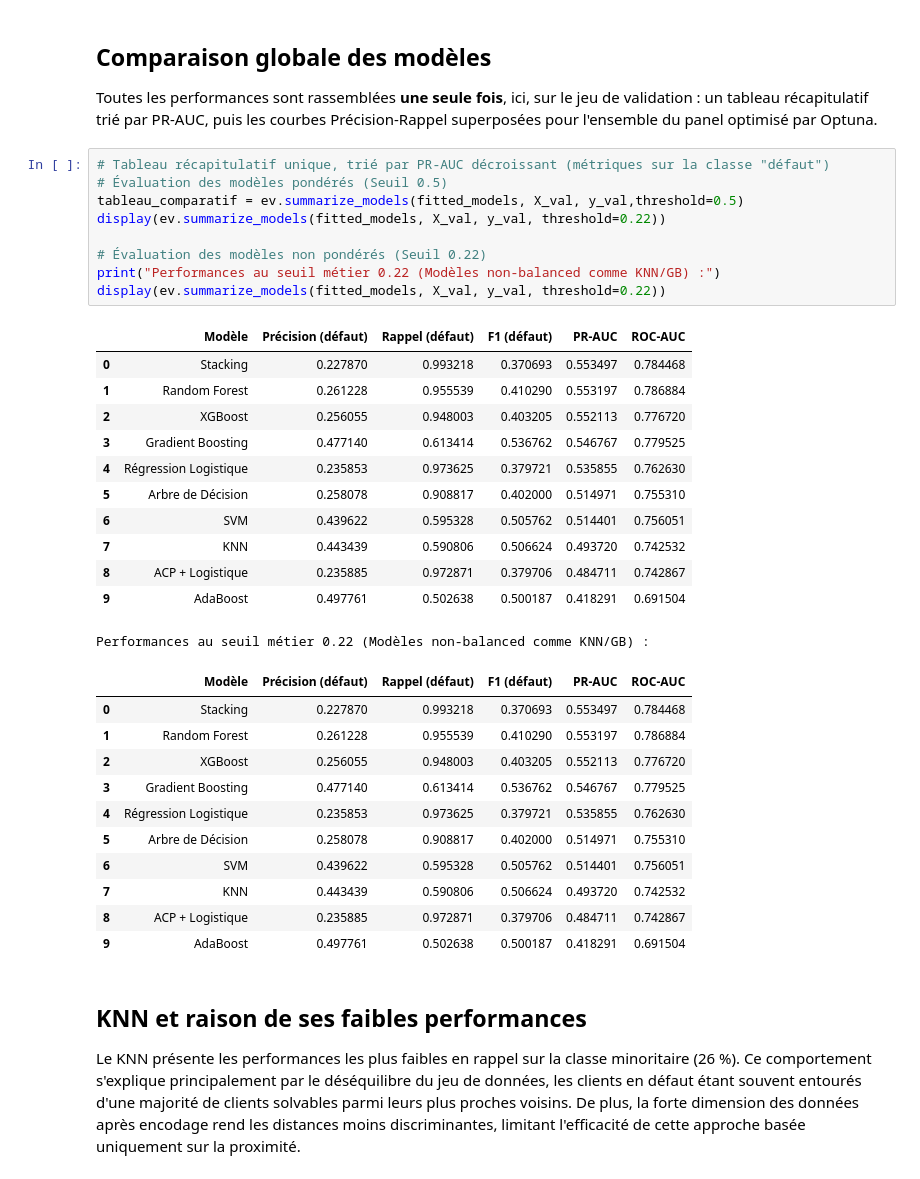
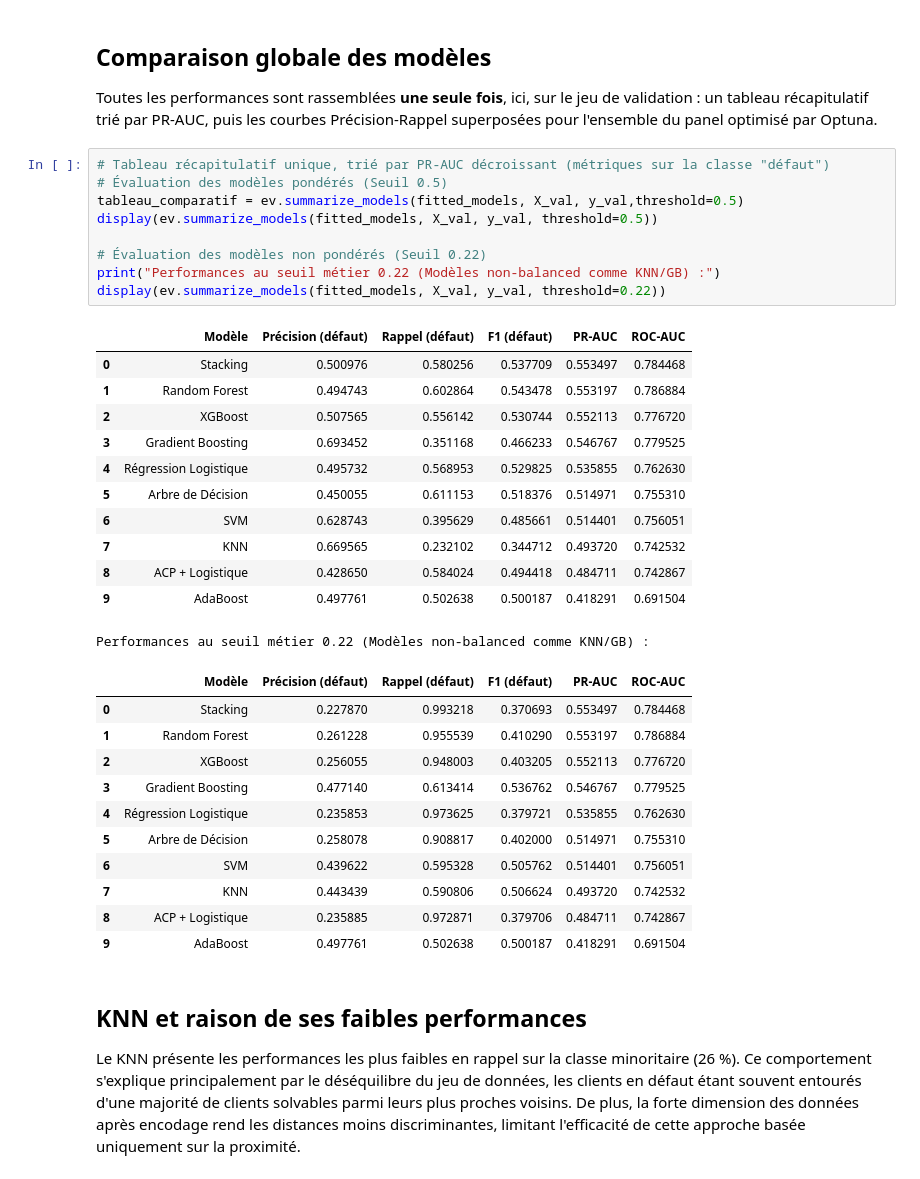
Before and after one commit to NdeyeAminataAida/Projet-AI28, a Jupyter notebook: notebook/project_credit_default_final.ipynb, the cells around one changed output. Cells and saved outputs as stored; diff of their text form.

```diff
--- a/notebook/project_credit_default_final.ipynb
+++ b/notebook/project_credit_default_final.ipynb
@@ -728,23 +725,23 @@ Toutes les performances sont rassemblées **une seule fois**, ici, sur le jeu de
 # %%
 # Tableau récapitulatif unique, trié par PR-AUC décroissant (métriques sur la classe "défaut")
 # Évaluation des modèles pondérés (Seuil 0.5)
 tableau_comparatif = ev.summarize_models(fitted_models, X_val, y_val,threshold=0.5)
-display(ev.summarize_models(fitted_models, X_val, y_val, threshold=0.22))
+display(ev.summarize_models(fitted_models, X_val, y_val, threshold=0.5))
 
 # Évaluation des modèles non pondérés (Seuil 0.22)
 print("Performances au seuil métier 0.22 (Modèles non-balanced comme KNN/GB) :")
 display(ev.summarize_models(fitted_models, X_val, y_val, threshold=0.22))
 # %% [output]
 |  | Modèle | Précision (défaut) | Rappel (défaut) | F1 (défaut) | PR-AUC | ROC-AUC |
-| 0 | Stacking | 0.227870 | 0.993218 | 0.370693 | 0.553497 | 0.784468 |
-| 1 | Random Forest | 0.261228 | 0.955539 | 0.410290 | 0.553197 | 0.786884 |
-| 2 | XGBoost | 0.256055 | 0.948003 | 0.403205 | 0.552113 | 0.776720 |
-| 3 | Gradient Boosting | 0.477140 | 0.613414 | 0.536762 | 0.546767 | 0.779525 |
-| 4 | Régression Logistique | 0.235853 | 0.973625 | 0.379721 | 0.535855 | 0.762630 |
-| 5 | Arbre de Décision | 0.258078 | 0.908817 | 0.402000 | 0.514971 | 0.755310 |
-| 6 | SVM | 0.439622 | 0.595328 | 0.505762 | 0.514401 | 0.756051 |
-| 7 | KNN | 0.443439 | 0.590806 | 0.506624 | 0.493720 | 0.742532 |
-| 8 | ACP + Logistique | 0.235885 | 0.972871 | 0.379706 | 0.484711 | 0.742867 |
+| 0 | Stacking | 0.500976 | 0.580256 | 0.537709 | 0.553497 | 0.784468 |
+| 1 | Random Forest | 0.494743 | 0.602864 | 0.543478 | 0.553197 | 0.786884 |
+| 2 | XGBoost | 0.507565 | 0.556142 | 0.530744 | 0.552113 | 0.776720 |
+| 3 | Gradient Boosting | 0.693452 | 0.351168 | 0.466233 | 0.546767 | 0.779525 |
+| 4 | Régression Logistique | 0.495732 | 0.568953 | 0.529825 | 0.535855 | 0.762630 |
+| 5 | Arbre de Décision | 0.450055 | 0.611153 | 0.518376 | 0.514971 | 0.755310 |
+| 6 | SVM | 0.628743 | 0.395629 | 0.485661 | 0.514401 | 0.756051 |
+| 7 | KNN | 0.669565 | 0.232102 | 0.344712 | 0.493720 | 0.742532 |
+| 8 | ACP + Logistique | 0.428650 | 0.584024 | 0.494418 | 0.484711 | 0.742867 |
 | 9 | AdaBoost | 0.497761 | 0.502638 | 0.500187 | 0.418291 | 0.691504 |
 Performances au seuil métier 0.22 (Modèles non-balanced comme KNN/GB) :
 |  | Modèle | Précision (défaut) | Rappel (défaut) | F1 (défaut) | PR-AUC | ROC-AUC |
```
Also changed, not shown: parts of 9 cells of this notebook, 1 other file.
